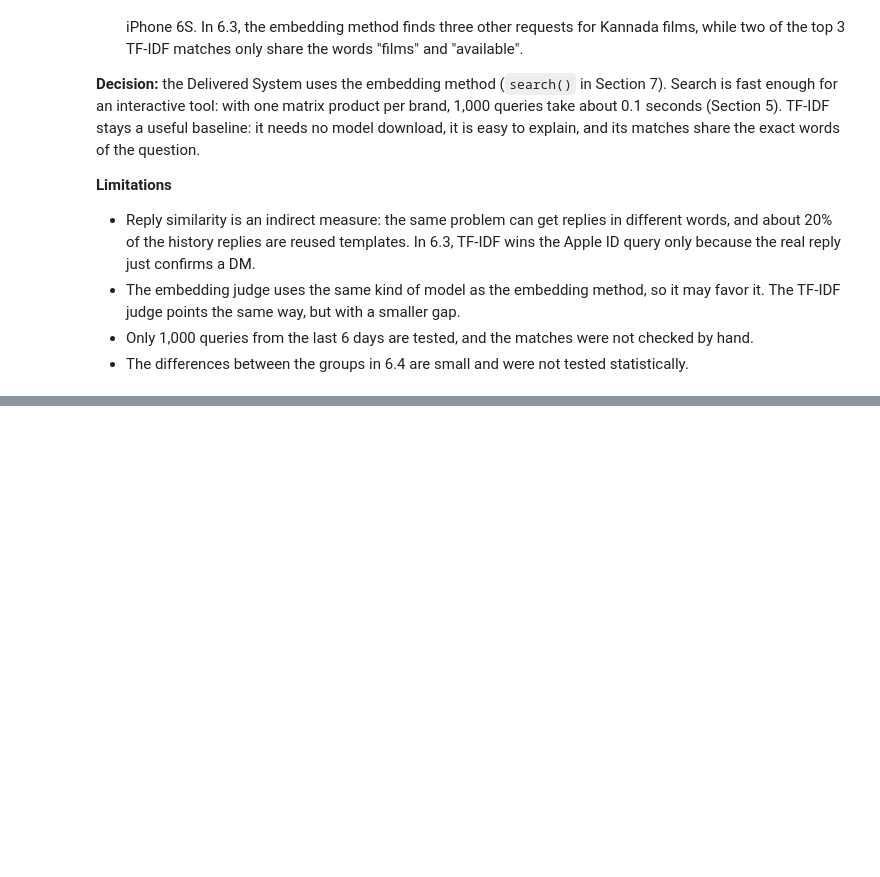
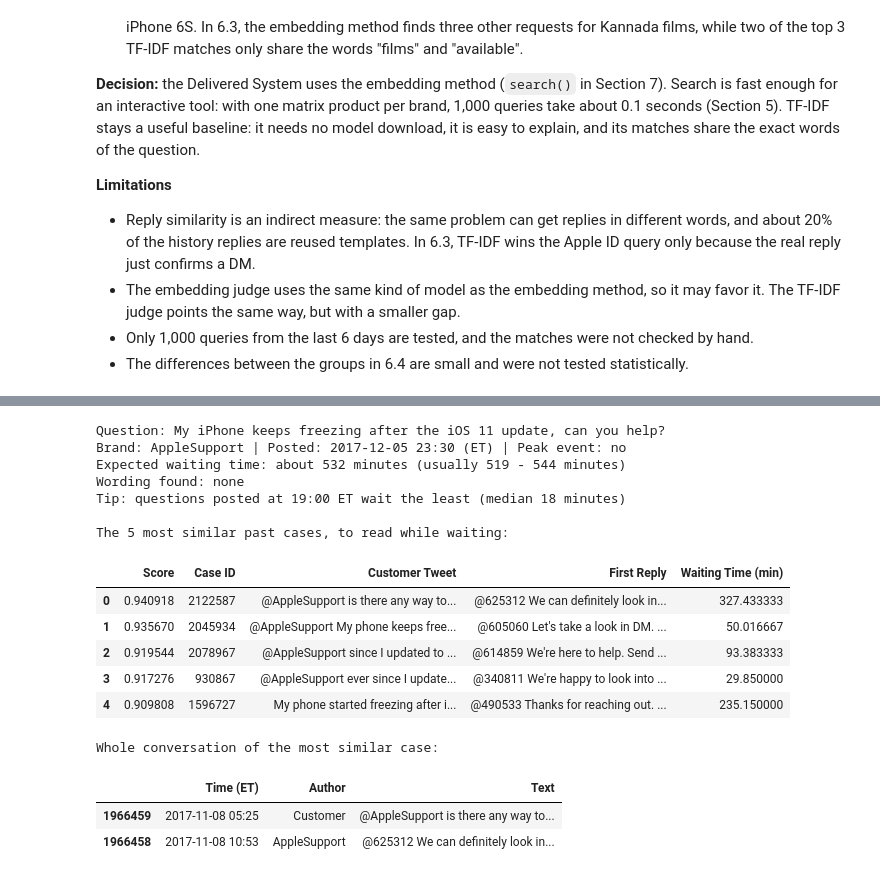
Before and after one commit to Shengyuan-Liu/CustomerSupportAnalysis, a Jupyter notebook: main.ipynb, the cells around one changed output, grey strips where cells are left out. Saved outputs shown, nothing was run; the diff lists cells and outputs as text; code cells hidden in the pictures; blank space fills up the shorter version.

```diff
--- a/main.ipynb
+++ b/main.ipynb
@@ -1952,0 +2132,23 @@ Median waiting time of all AppleSupport first questions in the library: 90.2 min
+# %%
+# Full answer for an AppleSupport question posted late at night on a normal day
+matches = assistant.ask("My iPhone keeps freezing after the iOS 11 update, can you help?", "AppleSupport", "2017-12-05 23:30")
+print("Whole conversation of the most similar case:")
+display(get_chain(matches.loc[0, "Case ID"]))
+# %% [output]
+Question: My iPhone keeps freezing after the iOS 11 update, can you help?
+Brand: AppleSupport | Posted: 2017-12-05 23:30 (ET) | Peak event: no
+Expected waiting time: about 532 minutes (usually 519 - 544 minutes)
+Wording found: none
+Tip: questions posted at 19:00 ET wait the least (median 18 minutes)
+
+The 5 most similar past cases, to read while waiting:
+|  | Score | Case ID | Customer Tweet | First Reply | Waiting Time (min) |
+| 0 | 0.940918 | 2122587 | @AppleSupport is there any way to... | @625312 We can definitely look in... | 327.433333 |
+| 1 | 0.935670 | 2045934 | @AppleSupport My phone keeps free... | @605060 Let's take a look in DM. ... | 50.016667 |
+| 2 | 0.919544 | 2078967 | @AppleSupport since I updated to ... | @614859 We're here to help. Send ... | 93.383333 |
+| 3 | 0.917276 | 930867 | @AppleSupport ever since I update... | @340811 We're happy to look into ... | 29.850000 |
+| 4 | 0.909808 | 1596727 | My phone started freezing after i... | @490533 Thanks for reaching out. ... | 235.150000 |
+Whole conversation of the most similar case:
+|  | Time (ET) | Author | Text |
+| 1966459 | 2017-11-08 05:25 | Customer | @AppleSupport is there any way to... |
+| 1966458 | 2017-11-08 10:53 | AppleSupport | @625312 We can definitely look in... |
```
Also changed, not shown: parts of 12 cells of this notebook, 1 other file.
